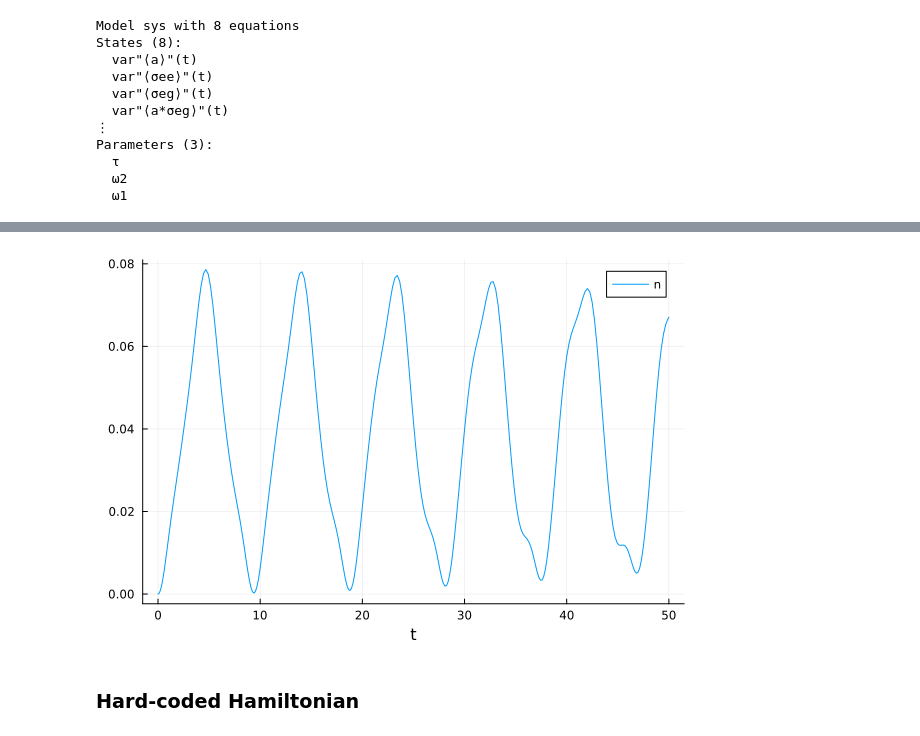
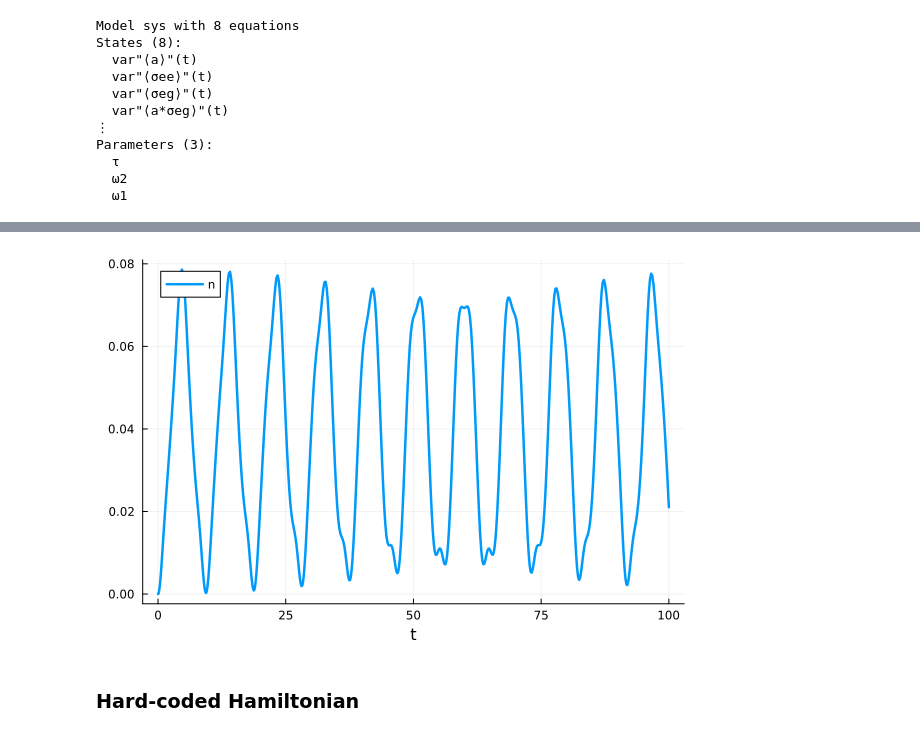
Before and after one commit to leonbello/QuantumGraining.jl, a Jupyter notebook: notebooks/rabi_coarse_grained.ipynb, the cells around one changed output, grey strips where cells are left out. Saved outputs shown, nothing was run; the diff lists cells and outputs as text; code cells hidden in the pictures.

```diff
--- a/notebooks/rabi_coarse_grained.ipynb
+++ b/notebooks/rabi_coarse_grained.ipynb
@@ -169,6 +171,6 @@ Parameters (3):
 p0 = (ω1=>1, ω2=>1.01, τ=>1)
 u0 = ComplexF64[0, 1, 0, 0, 0, 0, 0, 0]
 
-prob = ODEProblem(sys,u0,(0.0, 50), p0)
+prob = ODEProblem(sys,u0,(0.0, 100), p0)
 # %% [output]
 ODEProblem with uType Vector{ComplexF64} and tType Float64. In-place: true
@@ -205,9 +207,9 @@ t: 264-element Vector{Float64}:
 # %%
 using Plots
 n = real.(sol[a'a])
-plot(sol.t, n, xlabel="t", label="n")
+plot(sol.t, n, xlabel="t", label="n", lw=2.5)
 # %% [output]
-[figure, old version]
+[figure, new version]
 # %% [markdown]
 ### Hard-coded Hamiltonian
 # %%
```
Also changed, not shown: parts of 5 cells of this notebook, 7 other files.
